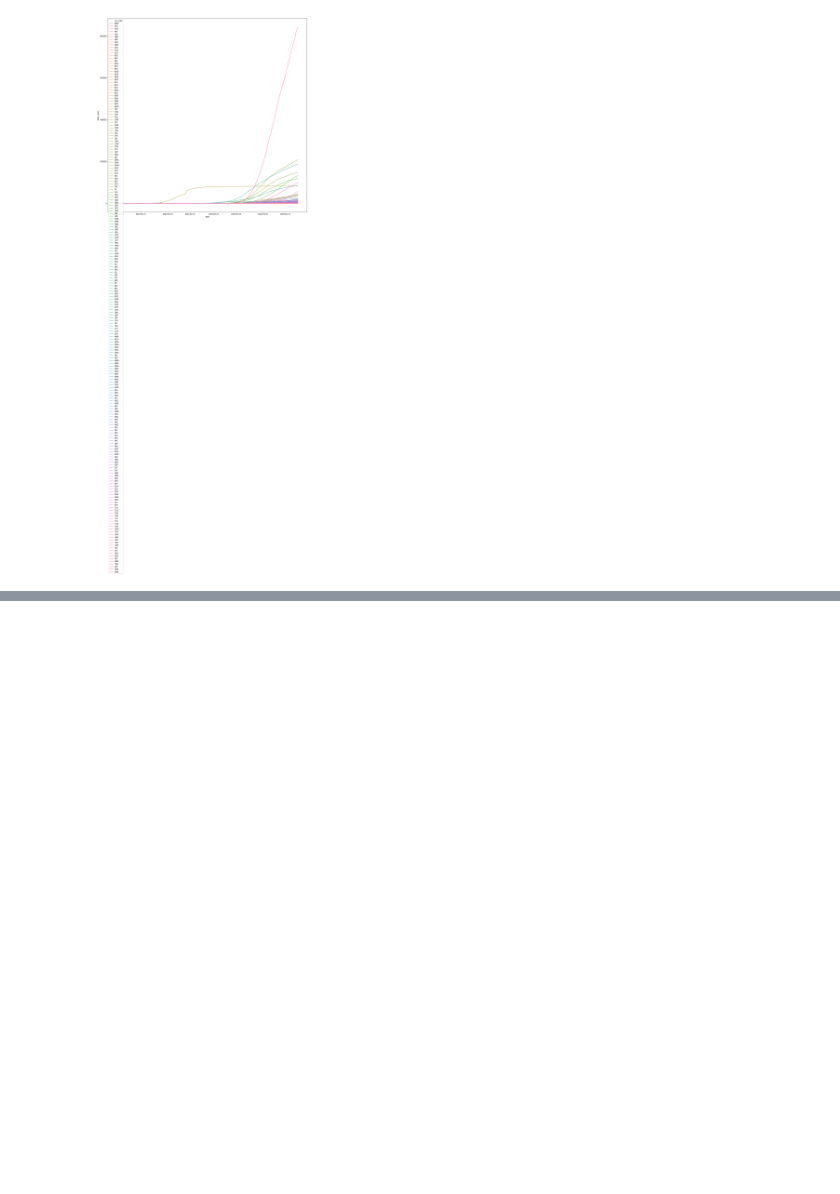
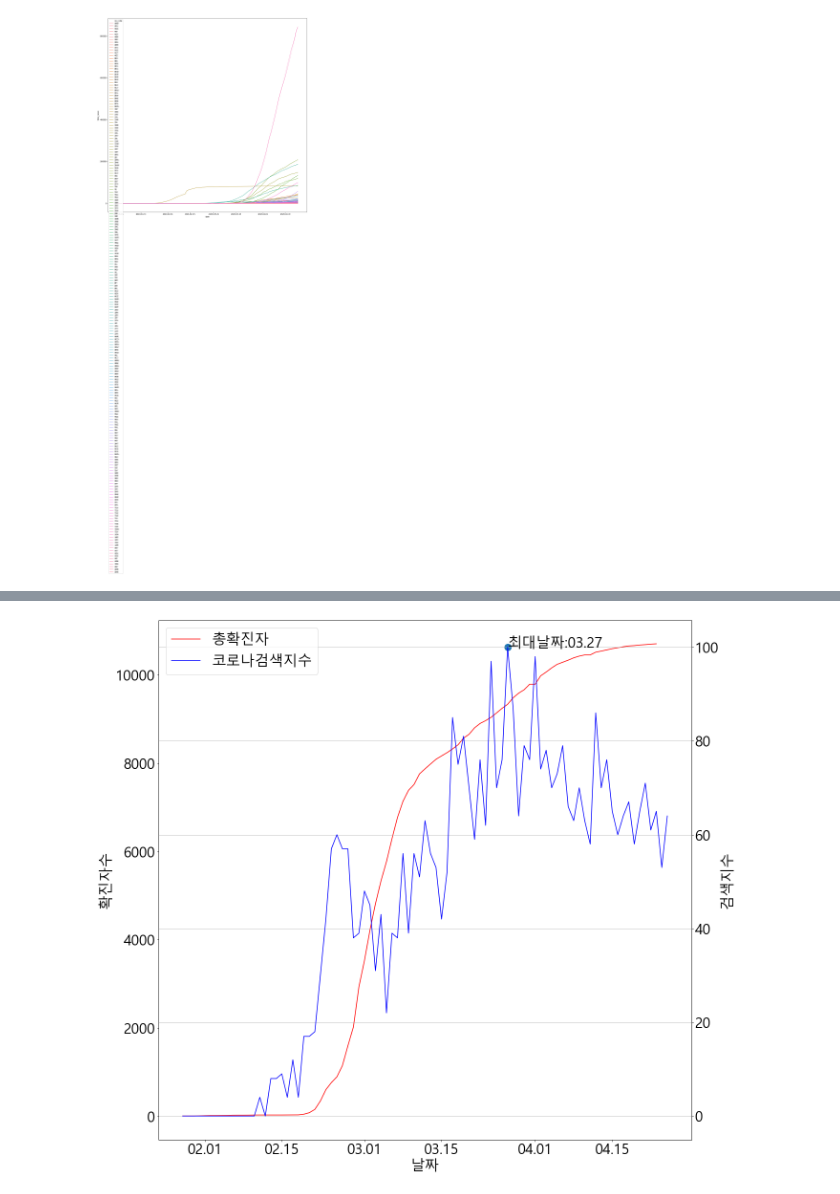
Before and after one commit to Danee12/bigdata, a Jupyter notebook: covid19.ipynb, the cells around one changed output, grey strips where cells are left out. Cells and saved outputs as stored; diff of their text form; code cells hidden in the pictures; blank space fills up the shorter version.

```diff
--- a/covid19.ipynb
+++ b/covid19.ipynb
@@ -159,0 +232,22 @@ plt.show()
+# %%
+fig,ax1 = plt.subplots()
+ax2 = ax1.twinx()
+
+line1 = ax1.plot(gg['date'][:-2],KOR['total_cases'][28:],color = 'red')
+line2 = ax2.plot(gg['date'],gg['count'],color = 'blue')
+plt.grid(True)
+plt.rc('font', size = 30)
+plt.gca().xaxis.set_major_formatter(mdates.DateFormatter('%m.%d'))
+
+plt.scatter(a,b,s =200)
+plt.annotate('최대날짜:'+max_day.replace('-',"."),xy=(a,b))
+
+lines = line1 + line2
+labels = ['총확진자','코로나검색지수']
+plt.legend(lines,labels)
+ax1.set_xlabel('날짜')
+ax1.set_ylabel('확진자수')
+ax2.set_ylabel('검색지수')
+plt.show()
+# %% [output]
+[figure, added]
```
Also changed, not shown: parts of 9 cells of this notebook, 2 other files.
